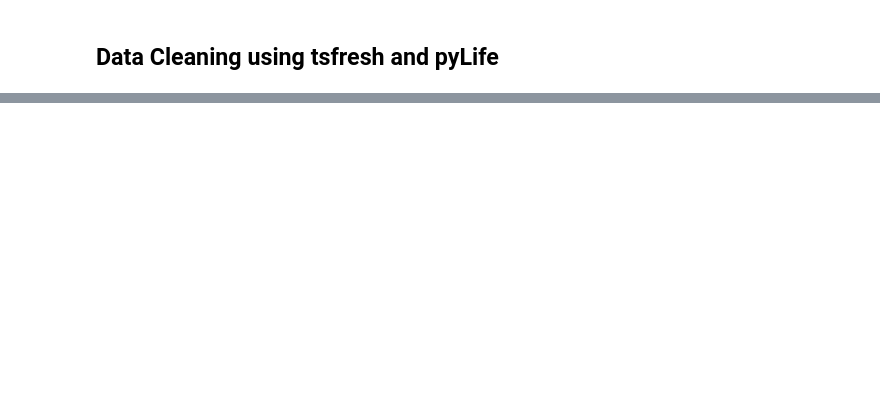
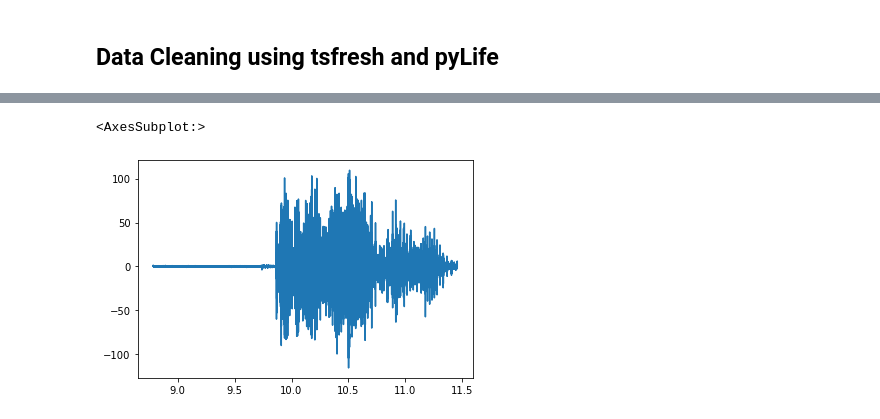
Before and after one commit to boschresearch/pylife, a Jupyter notebook: demos/pyLife_TsFresh_Example.ipynb, the cells around one changed output, grey strips where cells are left out. Saved outputs shown, nothing was run; the diff lists cells and outputs as text; code cells hidden in the pictures; blank space fills up the shorter version.

```diff
--- a/demos/pyLife_TsFresh_Example.ipynb
+++ b/demos/pyLife_TsFresh_Example.ipynb
@@ -129,0 +141,7 @@ plot_features(features)
+# %%
+# Banpdass:
+ts_bandpass_df = pts.butter_bandpass(ts_resampled_df,20,2000,fs_new)
+ts_bandpass_df[col].plot()
+# %% [output]
+<AxesSubplot:>
+[figure, added]
```
Also changed, not shown: parts of 13 cells of this notebook, 1 other file.
